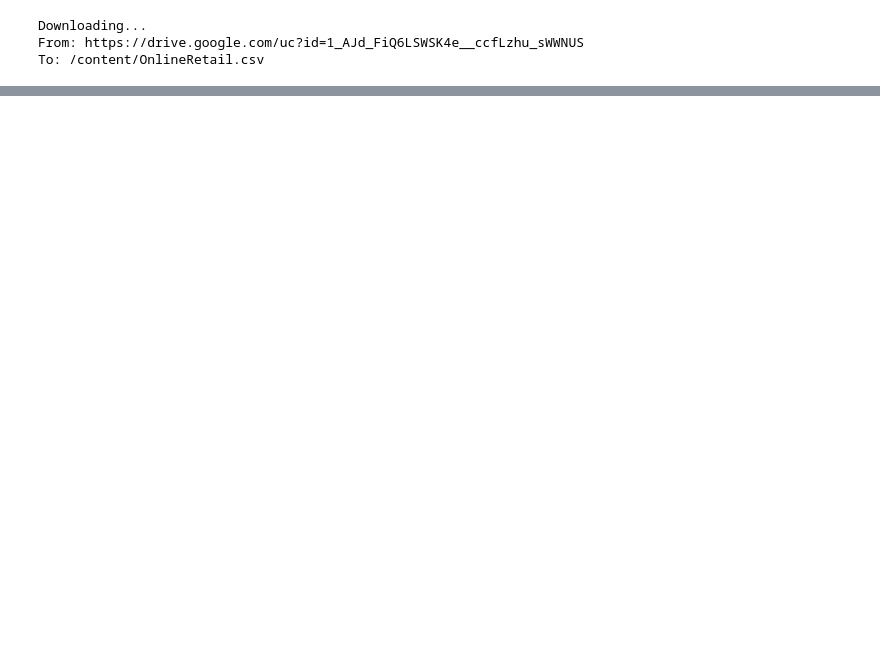
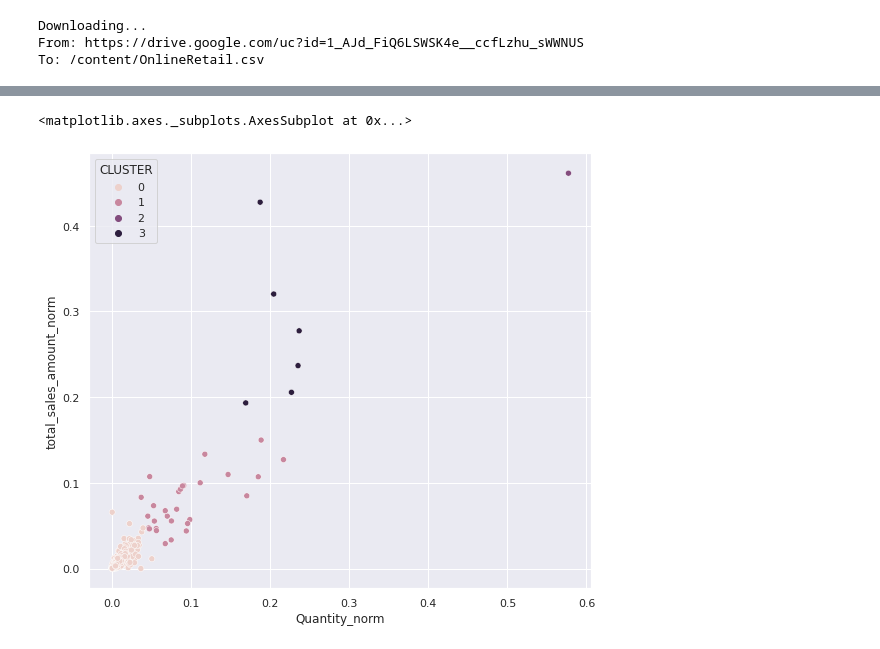
Before and after one commit to jmarrietar/mineria-de-datos, a Jupyter notebook: [Proyecto] Clustering.ipynb, the cells around one changed output, grey strips where cells are left out. Saved outputs shown, nothing was run; the diff lists cells and outputs as text; code cells hidden in the pictures; blank space fills up the shorter version.

```diff
--- a/[Proyecto] Clustering.ipynb
+++ b/[Proyecto] Clustering.ipynb
@@ -266,0 +108,12 @@ TO DO:
+# %%
+# Create clusters
+N_CLUSTERS = 4
+kmeans = KMeans(n_clusters=N_CLUSTERS, random_state=0).fit(customers_purchases[["Quantity_norm", "total_sales_amount_norm"]])
+
+# Assign cluster
+customers_purchases['CLUSTER'] = kmeans.labels_
+
+sns.scatterplot(data=customers_purchases, x="Quantity_norm", y="total_sales_amount_norm", hue="CLUSTER")
+# %% [output]
+<matplotlib.axes._subplots.AxesSubplot at 0x...>
+[figure, added]
```
Also changed, not shown: parts of 56 cells of this notebook.
